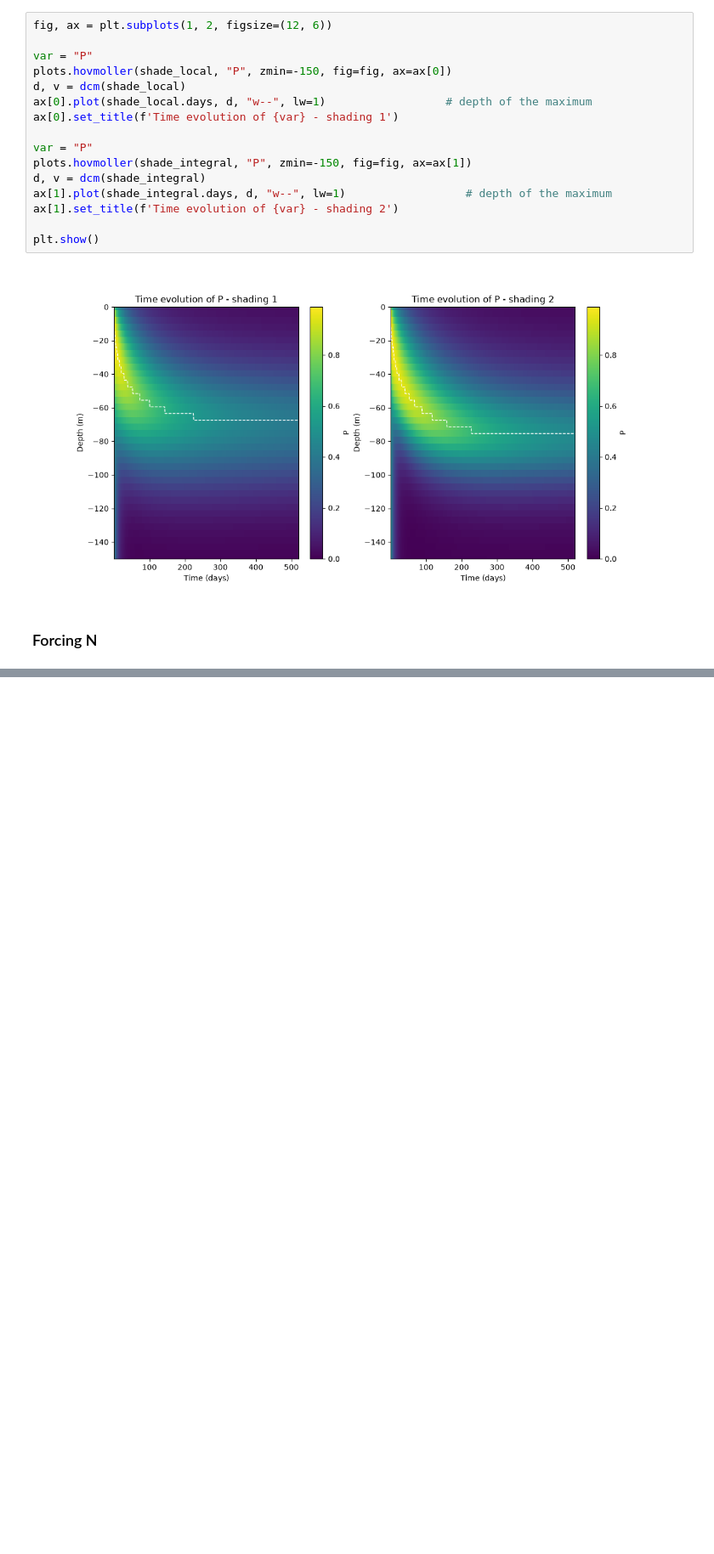
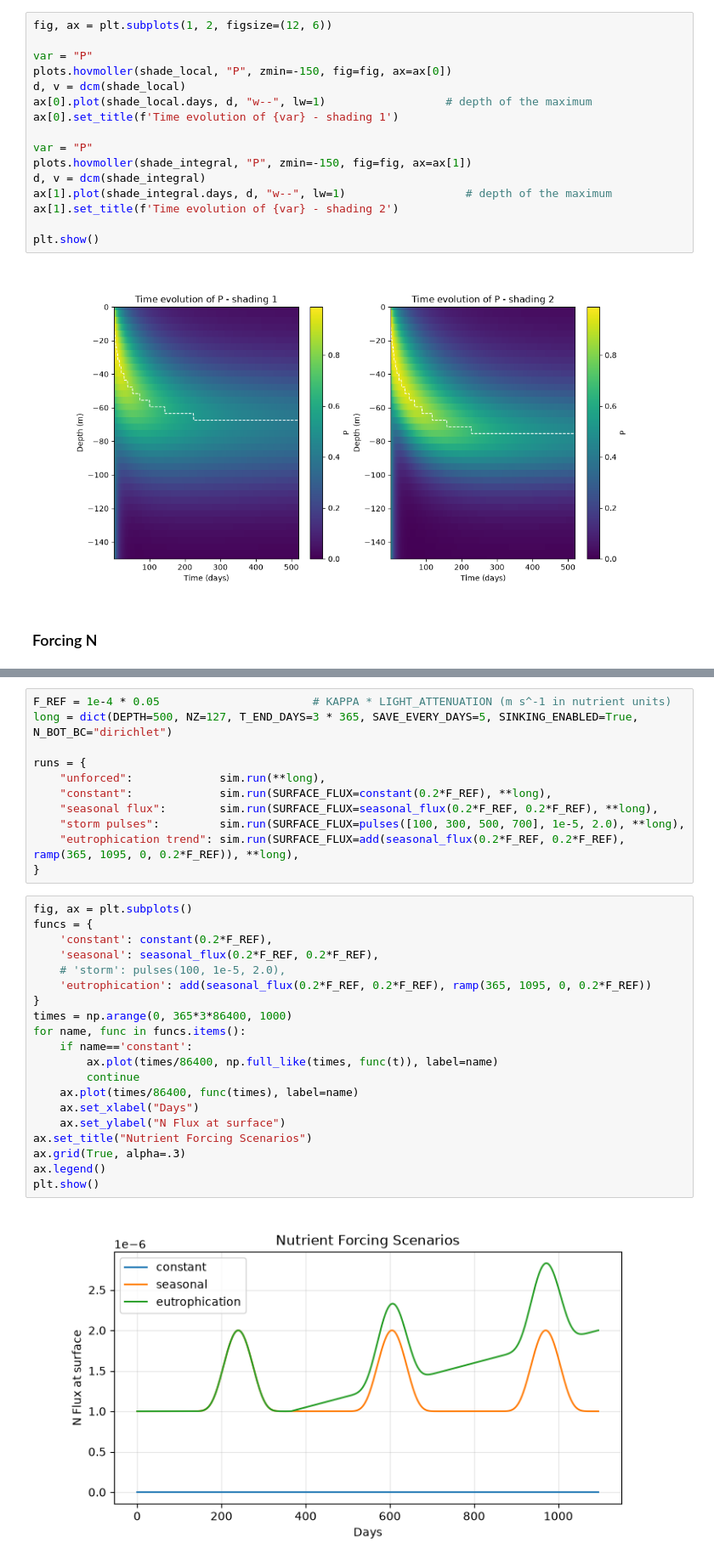
Before and after one commit to kb1901/732_phytoplankton_proj, a Jupyter notebook: notebook.ipynb, the cells around one changed output, grey strips where cells are left out. Shown at 85% size. Drawn from its saved outputs; the diff is of its cells as text; blank space fills up the shorter version.

Commit message:
added forcings to notebook

```diff
--- a/notebook.ipynb
+++ b/notebook.ipynb
@@ -215,0 +223,33 @@ plt.show()
+# %%
+F_REF = 1e-4 * 0.05                       # KAPPA * LIGHT_ATTENUATION (m s^-1 in nutrient units)
+long = dict(DEPTH=500, NZ=127, T_END_DAYS=3 * 365, SAVE_EVERY_DAYS=5, SINKING_ENABLED=True, N_BOT_BC="dirichlet")
+
+runs = {
+    "unforced":             sim.run(**long),
+    "constant":             sim.run(SURFACE_FLUX=constant(0.2*F_REF), **long),
+    "seasonal flux":        sim.run(SURFACE_FLUX=seasonal_flux(0.2*F_REF, 0.2*F_REF), **long),
+    "storm pulses":         sim.run(SURFACE_FLUX=pulses([100, 300, 500, 700], 1e-5, 2.0), **long),
+    "eutrophication trend": sim.run(SURFACE_FLUX=add(seasonal_flux(0.2*F_REF, 0.2*F_REF), ramp(365, 1095, 0, 0.2*F_REF)), **long),
+}
+# %%
+fig, ax = plt.subplots()
+funcs = {
+    'constant': constant(0.2*F_REF),
+    'seasonal': seasonal_flux(0.2*F_REF, 0.2*F_REF),
+    # 'storm': pulses(100, 1e-5, 2.0),
+    'eutrophication': add(seasonal_flux(0.2*F_REF, 0.2*F_REF), ramp(365, 1095, 0, 0.2*F_REF))
+}
+times = np.arange(0, 365*3*86400, 1000)
+for name, func in funcs.items():
+    if name=='constant':
+        ax.plot(times/86400, np.full_like(times, func(t)), label=name)
+        continue
+    ax.plot(times/86400, func(times), label=name)
+    ax.set_xlabel("Days")
+    ax.set_ylabel("N Flux at surface")
+ax.set_title("Nutrient Forcing Scenarios")
+ax.grid(True, alpha=.3)
+ax.legend()
+plt.show()
+# %% [output]
+[figure, added]
```
Also changed, not shown: parts of 7 cells of this notebook, 1 other file.
